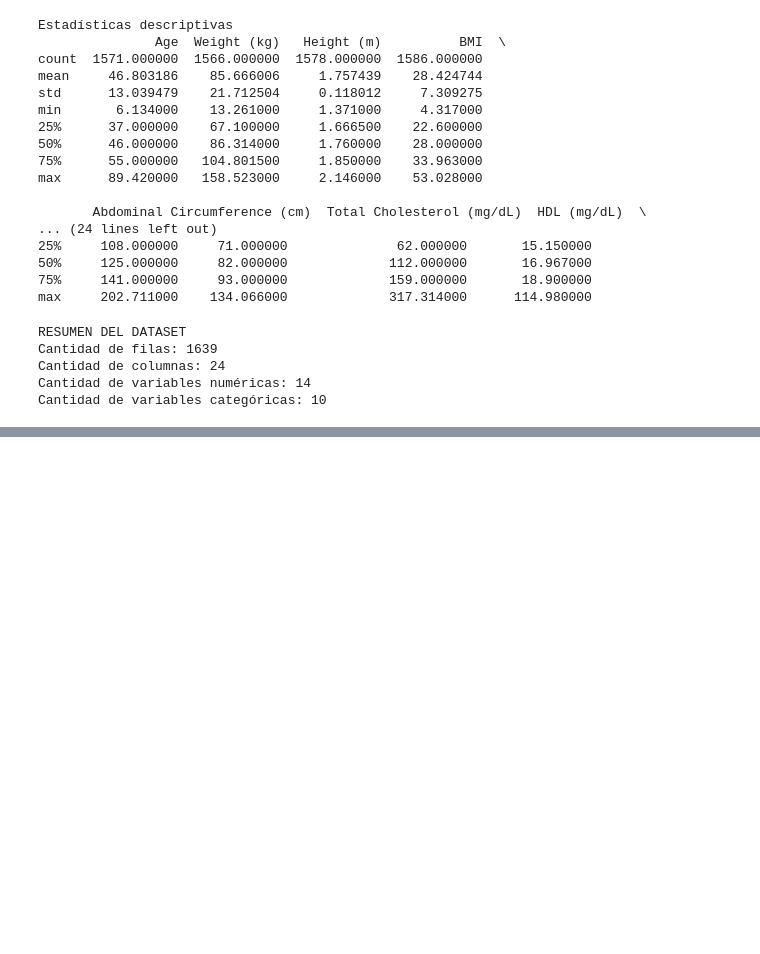
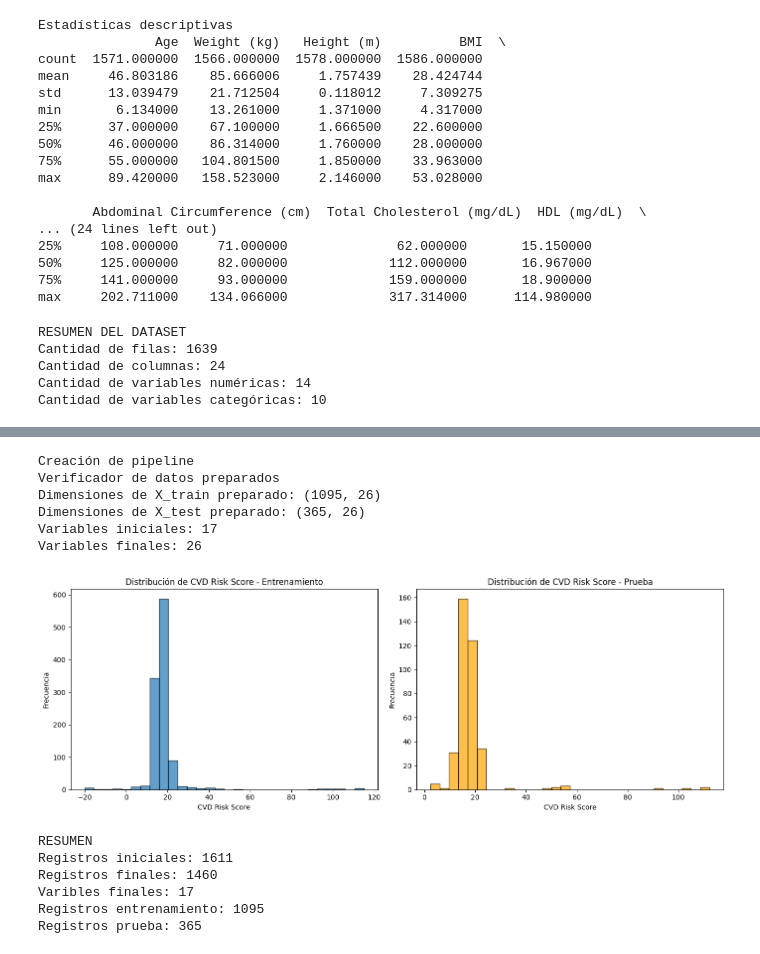
Before and after one commit to Maldinho18/MaterialDeClase-ISIS-2611, a Jupyter notebook: Laboratorios/L1 Regresion Lineal/Laboratorio1.ipynb, the cells around one changed output, grey strips where cells are left out. Saved outputs shown, nothing was run; the diff lists cells and outputs as text; code cells hidden in the pictures; blank space fills up the shorter version.

```diff
--- a/Laboratorios/L1 Regresion Lineal/Laboratorio1.ipynb
+++ b/Laboratorios/L1 Regresion Lineal/Laboratorio1.ipynb
@@ -155,0 +212,63 @@ Cantidad de variables categóricas: 10
+# %%
+print("Creación de pipeline")
+transformador_numerico = Pipeline(steps=[
+    ('imputador', SimpleImputer(strategy='median')),
+    ('escalador', StandardScaler())
+])
+
+transformador_categorico = Pipeline(steps=[
+    ('imputador', SimpleImputer(strategy='most_frequent')),
+    ('codificador', OneHotEncoder(handle_unknown='ignore', sparse_output=False))
+])
+
+preprocesamiento = ColumnTransformer(
+    transformers=[
+        ('num', transformador_numerico, variables_numericas),
+        ('cat', transformador_categorico, variables_categoricas)
+    ])
+
+print("Verificador de datos preparados")
+X_train_preparado = preprocesamiento.fit_transform(X_train)
+X_test_preparado = preprocesamiento.transform(X_test)
+
+print(f"Dimensiones de X_train preparado: {X_train_preparado.shape}")
+print(f"Dimensiones de X_test preparado: {X_test_preparado.shape}")
+print(f"Variables iniciales: {X.shape[1]}")
+print(f"Variables finales: {X_train_preparado.shape[1]}")
+# %% [output]
+Creación de pipeline
+Verificador de datos preparados
+Dimensiones de X_train preparado: (1095, 26)
+Dimensiones de X_test preparado: (365, 26)
+Variables iniciales: 17
+Variables finales: 26
+# %%
+fig, ejes = plt.subplots(1, 2, figsize=(14, 5))
+
+ejes[0].hist(y_train, bins=30, edgecolor='black', alpha=0.7, label='Entrenamiento')
+ejes[0].set_title('Distribución de CVD Risk Score - Entrenamiento')
+ejes[0].set_xlabel('CVD Risk Score')
+ejes[0].set_ylabel('Frecuencia')
+
+ejes[1].hist(y_test, bins=30, edgecolor='black', alpha=0.7, color='orange', label='Prueba')
+ejes[1].set_title('Distribución de CVD Risk Score - Prueba')
+ejes[1].set_xlabel('CVD Risk Score')
+ejes[1].set_ylabel('Frecuencia')
+
+plt.tight_layout()
+plt.show()
+
+print("RESUMEN")
+print(f"Registros iniciales: {data.shape[0] + duplicados}")
+print(f"Registros finales: {X.shape[0]}")
+print(f"Varibles finales: {X.shape[1]}")
+print(f"Registros entrenamiento: {X_train.shape[0]}")
+print(f"Registros prueba: {X_test.shape[0]}")
+# %% [output]
+[figure, added]
+RESUMEN
+Registros iniciales: 1611
+Registros finales: 1460
+Varibles finales: 17
+Registros entrenamiento: 1095
+Registros prueba: 365
```
Also changed, not shown: parts of 3 cells of this notebook, 4 other files.
